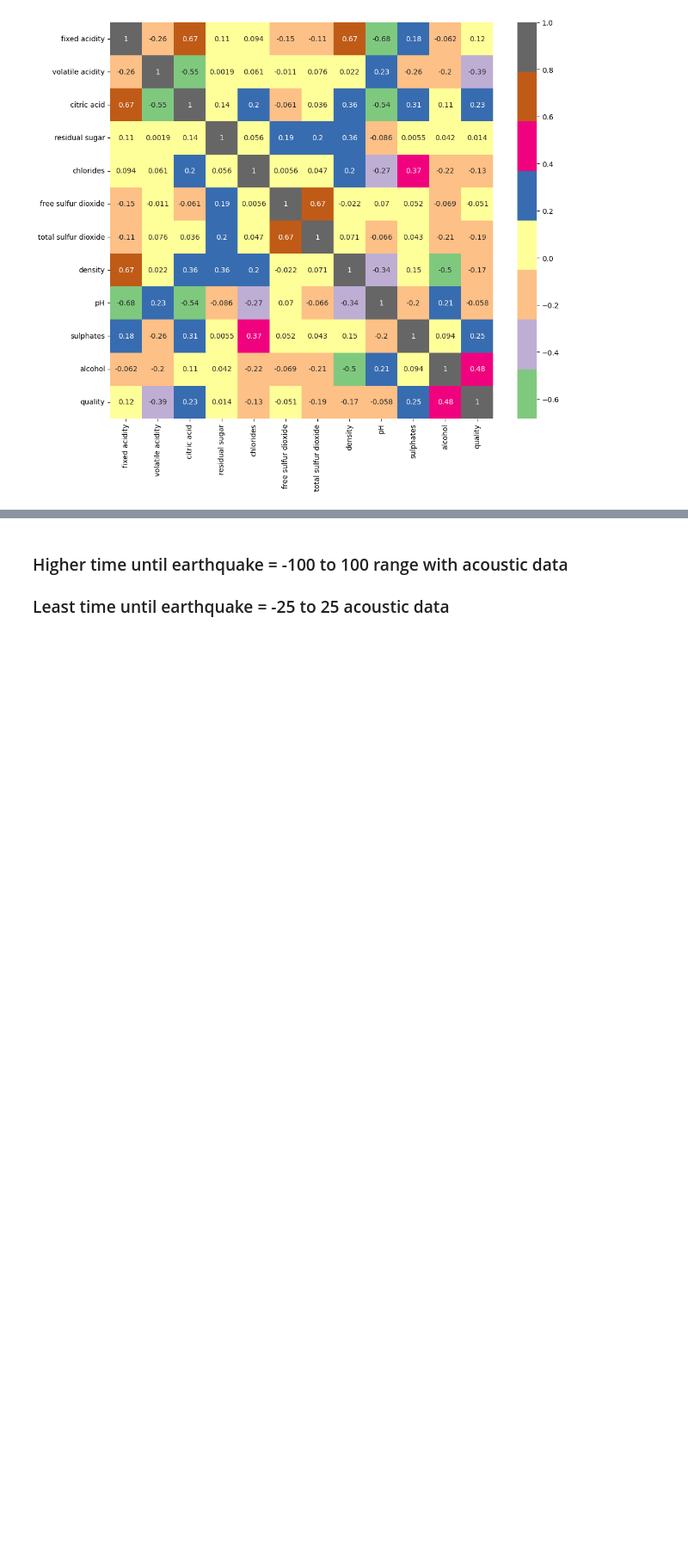
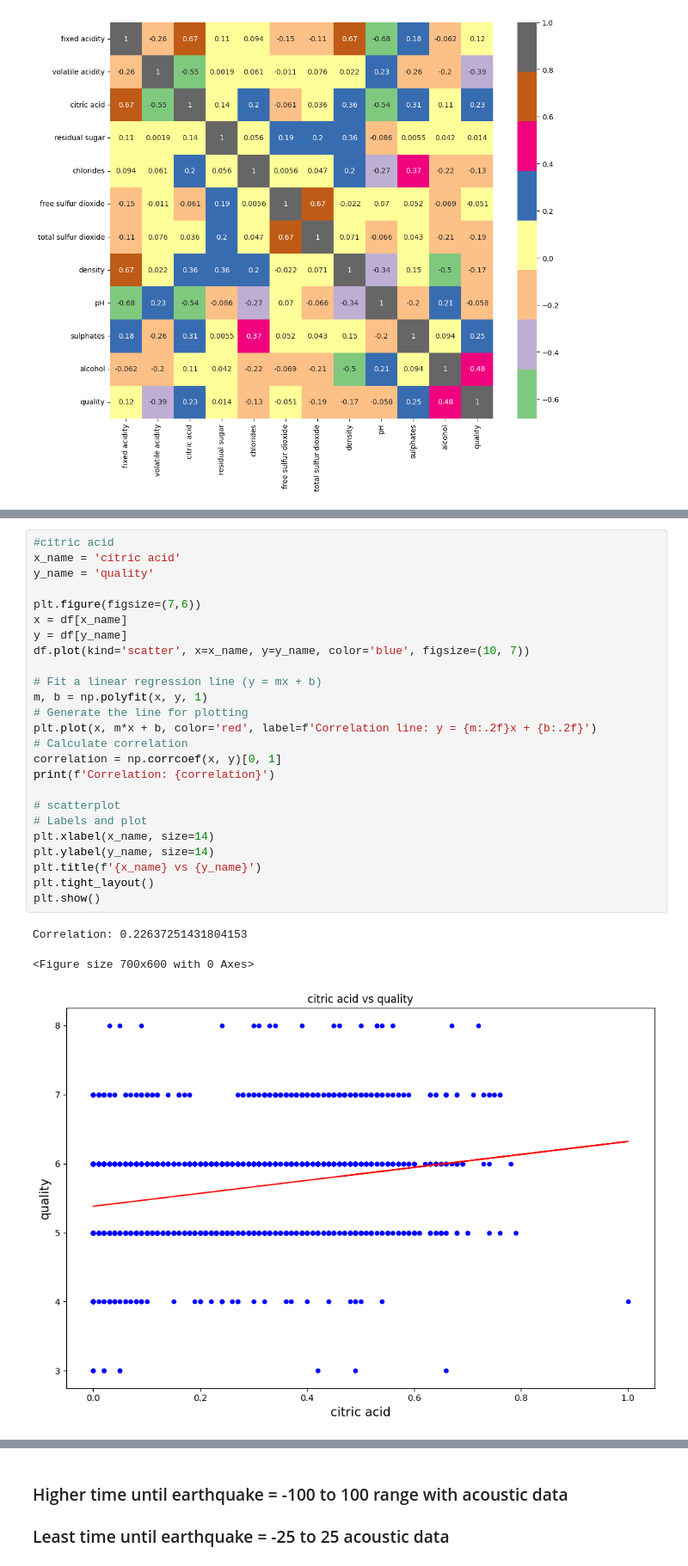
Before and after one commit to isralennon/MSAAI500, a Jupyter notebook: wine_quality/red_wine_quality.ipynb, the cells around one changed output, grey strips where cells are left out. Shown at 86% size. Saved outputs shown, nothing was run; the diff lists cells and outputs as text; blank space fills up the shorter version.

```diff
--- a/wine_quality/red_wine_quality.ipynb
+++ b/wine_quality/red_wine_quality.ipynb
@@ -244 +236,30 @@ Correlation: -0.39055778026400734
+# %%
+#citric acid
+x_name = 'citric acid'
+y_name = 'quality'
+
+plt.figure(figsize=(7,6))
+x = df[x_name]
+y = df[y_name]
+df.plot(kind='scatter', x=x_name, y=y_name, color='blue', figsize=(10, 7))
+
+# Fit a linear regression line (y = mx + b)
+m, b = np.polyfit(x, y, 1)
+# Generate the line for plotting
+plt.plot(x, m*x + b, color='red', label=f'Correlation line: y = {m:.2f}x + {b:.2f}')
+# Calculate correlation
+correlation = np.corrcoef(x, y)[0, 1]
+print(f'Correlation: {correlation}')
+
+# scatterplot
+# Labels and plot
+plt.xlabel(x_name, size=14)
+plt.ylabel(y_name, size=14)
+plt.title(f'{x_name} vs {y_name}')
+plt.tight_layout()
+plt.show()
+# %% [output]
+Correlation: 0.22637251431804153
+<Figure size 700x600 with 0 Axes>
+[figure, added]
 # %%
```
Also changed, not shown: parts of 6 cells of this notebook.
